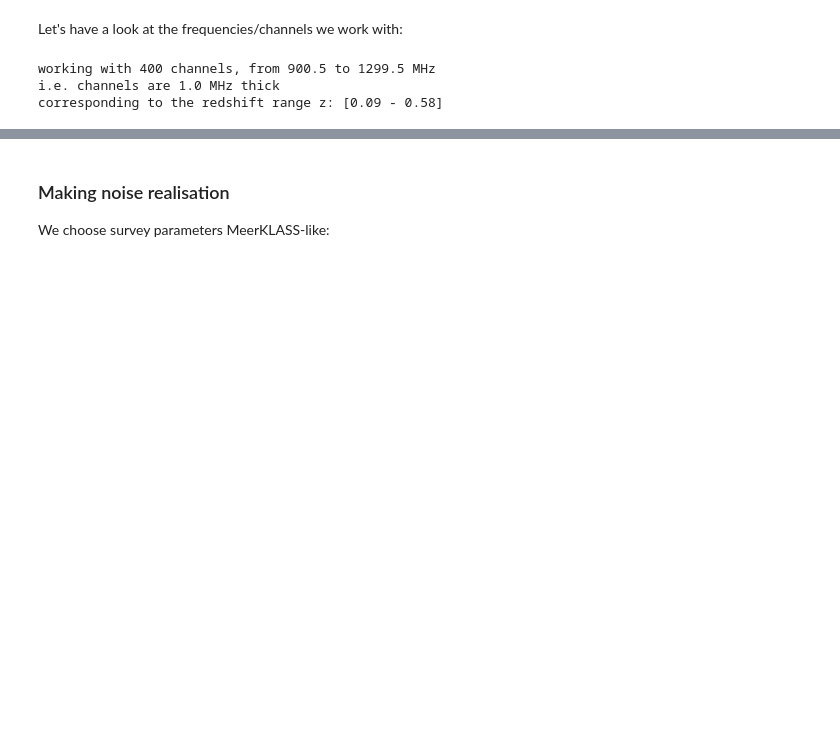
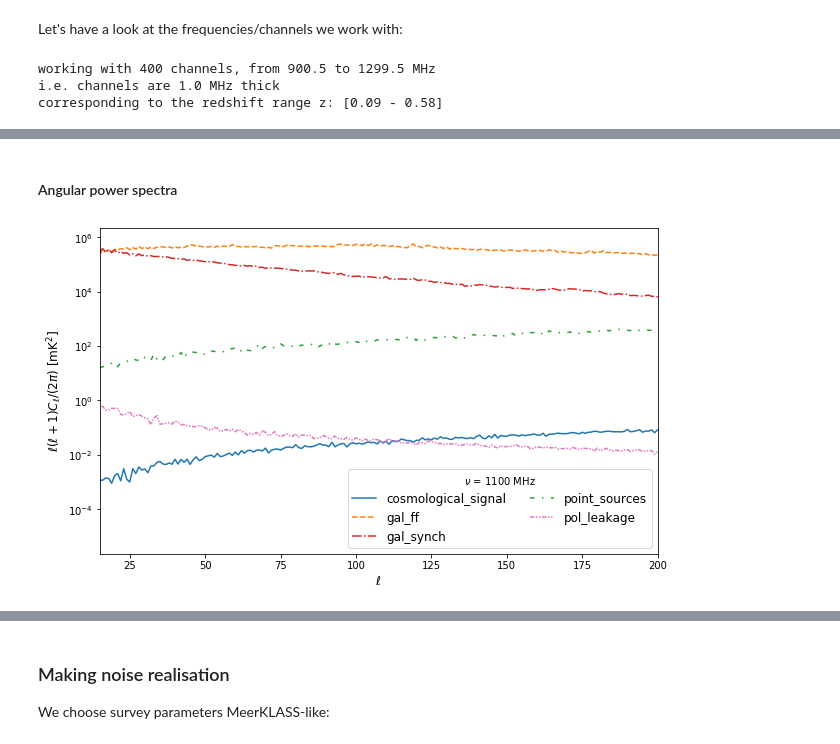
Before and after one commit to isab3lla/gmca4im, a Jupyter notebook: tut_1_preparation.ipynb, the cells around one changed output, grey strips where cells are left out. Cells and saved outputs as stored; diff of their text form; code cells hidden in the pictures; blank space fills up the shorter version.

```diff
--- a/tut_1_preparation.ipynb
+++ b/tut_1_preparation.ipynb
@@ -51,0 +74,24 @@ To speed up the analysis, we merge maps in less but thicker channels
+# %% [markdown]
+#### Angular power spectra
+# %%
+# pick a channel number
+ich = 200
+
+plt.rcParams["figure.figsize"] = (10,6)
+plt.rcParams["axes.labelsize"] = 12
+
+ls_dic = {'cosmological_signal':"-",'gal_ff':"--",'gal_synch':"-.",'point_sources':(0, (3, 5, 1, 5)),'pol_leakage':(0, (3, 1, 1, 1, 1, 1))}
+c_dic = {'cosmological_signal':"#1f77b4",'gal_ff':"#ff7f0e",'gal_synch':"#d62728",'point_sources':"#2ca02c",'pol_leakage':"#e377c2" }
+
+
+for c in components:
+    ell, y = g4i.plot_cl(file[c][ich])
+    plt.semilogy(ell, y, ls=ls_dic[c], c=c_dic[c], label=c);
+
+
+plt.legend(title='$\\nu$ = '+'%4.f'%nu_ch[ich]+' MHz',fontsize=12,ncol=2)
+ax = plt.gca()
+# ax.set(,ylim=[0.0,0.02],xlabel="$\\ell$",ylabel="$\\ell(\\ell+1)C_{\\ell}/(2\\pi)$ [mK$^2$]");
+ax.set(xlim=[15,200],xlabel="$\\ell$",ylabel="$\\ell(\\ell+1)C_{\\ell}/(2\\pi)$ [mK$^2$]");
+# %% [output]
+[figure, added]
```
Also changed, not shown: parts of 34 cells of this notebook.
